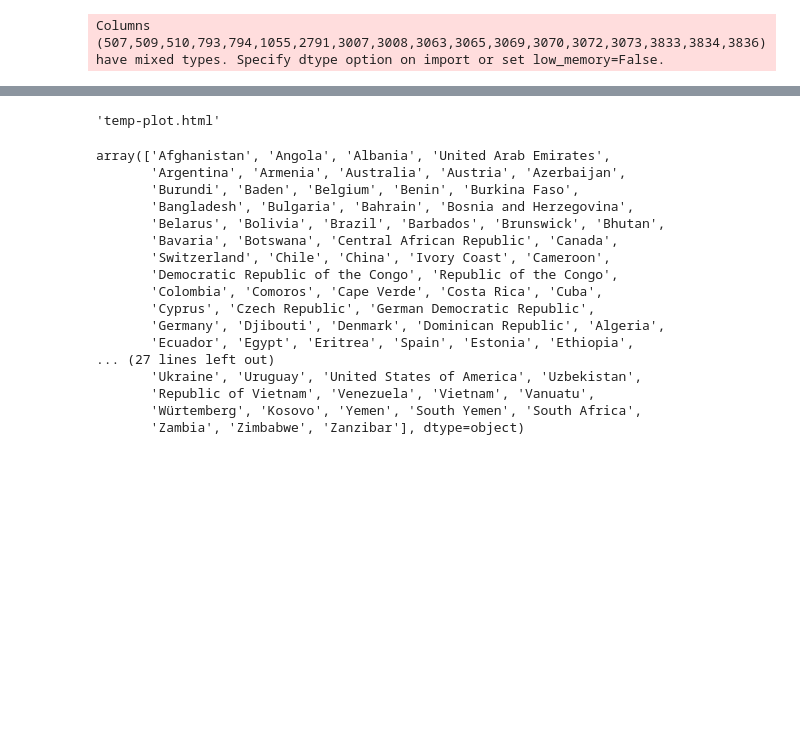
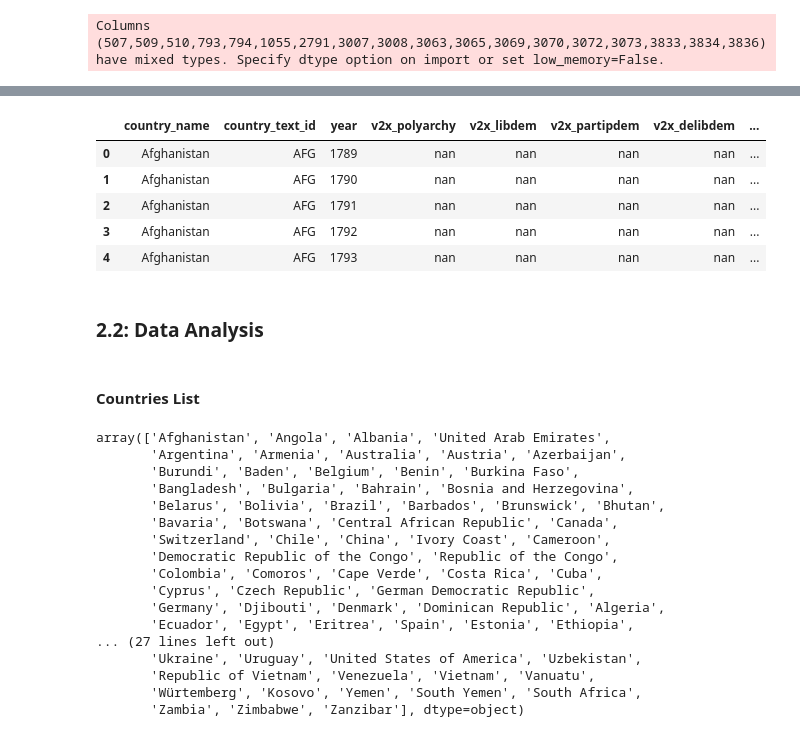
Before and after one commit to lombardidiego/Fragile_States, a Jupyter notebook: State_Fragile_Index.ipynb, the cells around one changed output, grey strips where cells are left out. Drawn from its saved outputs; the diff is of its cells as text; code cells hidden in the pictures; blank space fills up the shorter version.

```diff
--- a/State_Fragile_Index.ipynb
+++ b/State_Fragile_Index.ipynb
@@ -404,36 +400,0 @@ df_VD.head()
-# %%
-z1 = df_VD.loc[df_VD['country_name']=='Argentina']
-z1 = z1[['country_name', 'year', 'v2x_polyarchy']]
-
-z2 = df_VD.loc[df_VD['country_name']=='Venezuela']
-z2 = z2[['country_name', 'year', 'v2x_polyarchy']]
-
-z3 = df_VD.loc[df_VD['country_name']=='United States of America']
-z3 = z3[['country_name', 'year', 'v2x_polyarchy']]
-
-
-trace1 = go.Scatter(x=df_VD['year'],
-                    y=z1['v2x_polyarchy'],
-                  mode='lines',
-                  name='Argentina')
-
-trace2 = go.Scatter(x=df_VD['year'],
-                    y=z2['v2x_polyarchy'],
-                  mode='lines',
-                  name='Venezuela')
-
-trace3 = go.Scatter(x=df_VD['year'],
-                    y=z3['v2x_polyarchy'],
-                  mode='lines',
-                  name='United States of America')
-
-
-
-data = [trace1, trace2, trace3]
-
-layout = go.Layout(title='Polyarchy')
-
-fig = go.Figure(data=data, layout=layout)
-pyo.plot(fig)
-# %% [output]
-'temp-plot.html'
@@ -442,3 +401,22 @@ z3 = df_VD.loc[df_VD['country_name']=='United States']
+# %%
+df_VD_core = df_VD[['country_name', 'country_text_id', 'year',
+                    'v2x_polyarchy', 'v2x_libdem', 'v2x_partipdem', 'v2x_delibdem', 'v2x_egaldem']]
+
+col = df_VD_core.loc[:, 'v2x_polyarchy':'v2x_egaldem']
+df_VD_core['VDem'] = col.mean(axis=1)
+
+df_VD_core.head()
+# %% [output]
+|  | country_name | country_text_id | year | v2x_polyarchy | v2x_libdem | v2x_partipdem | v2x_delibdem | ... |
+| 0 | Afghanistan | AFG | 1789 | nan | nan | nan | nan | ... |
+| 1 | Afghanistan | AFG | 1790 | nan | nan | nan | nan | ... |
+| 2 | Afghanistan | AFG | 1791 | nan | nan | nan | nan | ... |
+| 3 | Afghanistan | AFG | 1792 | nan | nan | nan | nan | ... |
+| 4 | Afghanistan | AFG | 1793 | nan | nan | nan | nan | ... |
+# %% [markdown]
+### 2.2: Data Analysis
+# %% [markdown]
+#### Countries List
 # %%
 df_VD['country_name'].unique()
 # %% [output]
```
Also changed, not shown: parts of 28 cells of this notebook.
